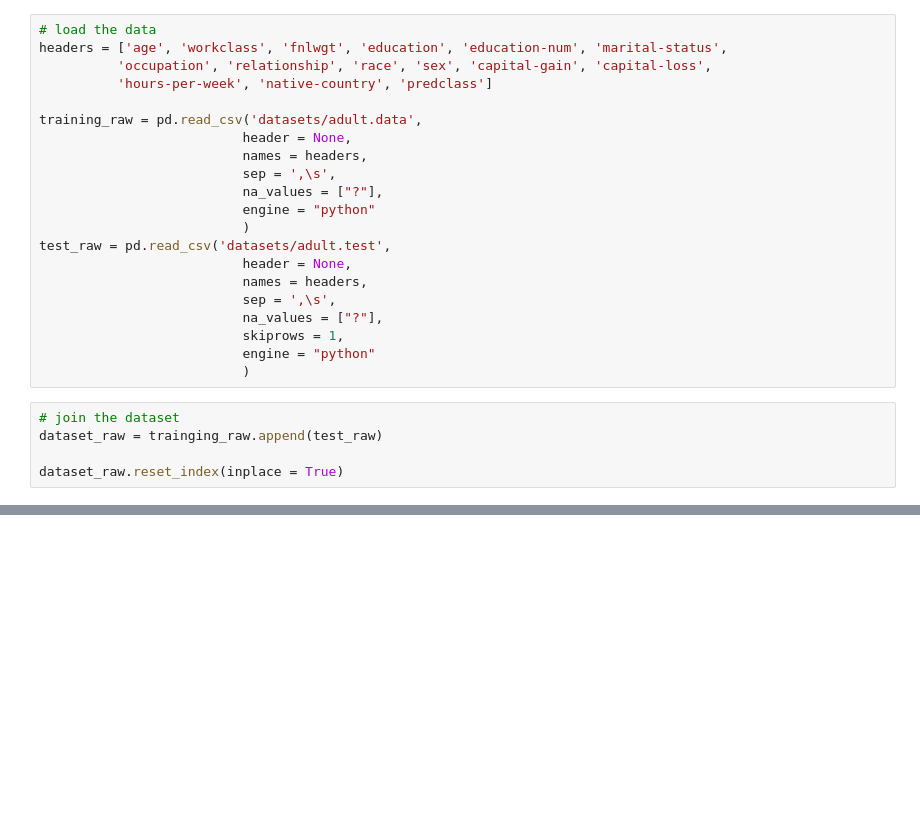
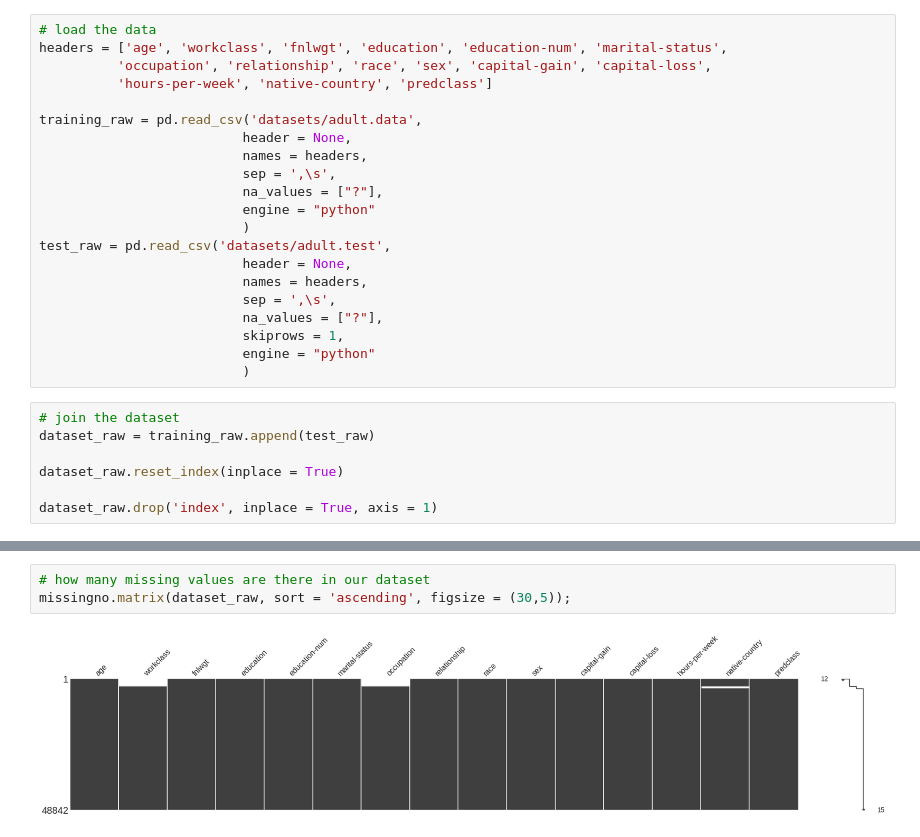
Before and after one commit to NilSagor/eda-tut, a Jupyter notebook: Untitled.ipynb, the cells around one changed output, grey strips where cells are left out. Drawn from its saved outputs; the diff is of its cells as text; blank space fills up the shorter version.

```diff
--- a/Untitled.ipynb
+++ b/Untitled.ipynb
@@ -43,6 +43,8 @@ test_raw = pd.read_csv('datasets/adult.test',
                           )
 # %%
 # join the dataset
-dataset_raw = trainging_raw.append(test_raw)
+dataset_raw = training_raw.append(test_raw)
 
 dataset_raw.reset_index(inplace = True)
+
+dataset_raw.drop('index', inplace = True, axis = 1)
@@ -48,0 +103,5 @@ dataset_raw.reset_index(inplace = True)
+# %%
+# how many missing values are there in our dataset
+missingno.matrix(dataset_raw, sort = 'ascending', figsize = (30,5));
+# %% [output]
+[figure, added]
```
Also changed, not shown: parts of 10 cells of this notebook.
